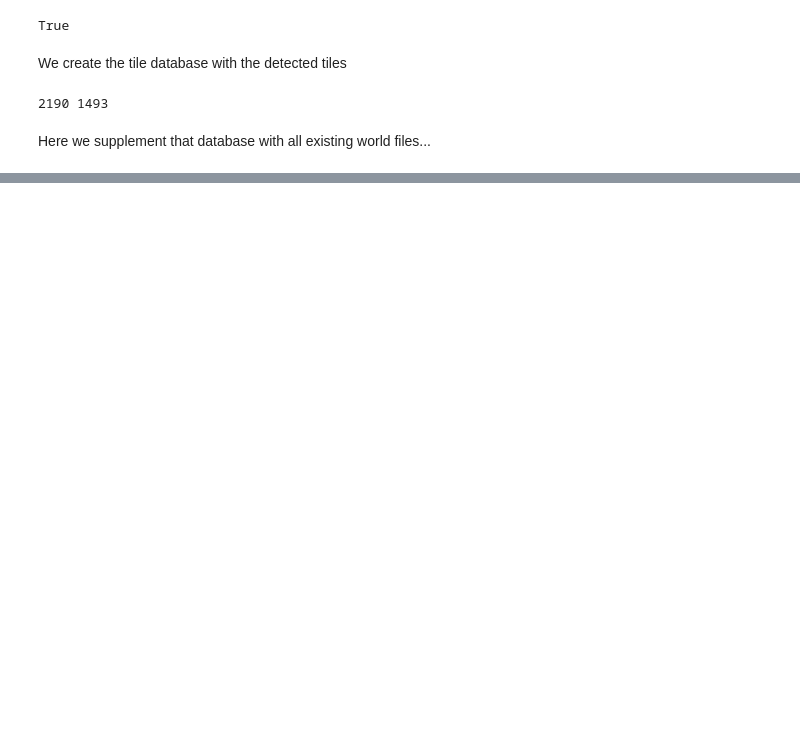
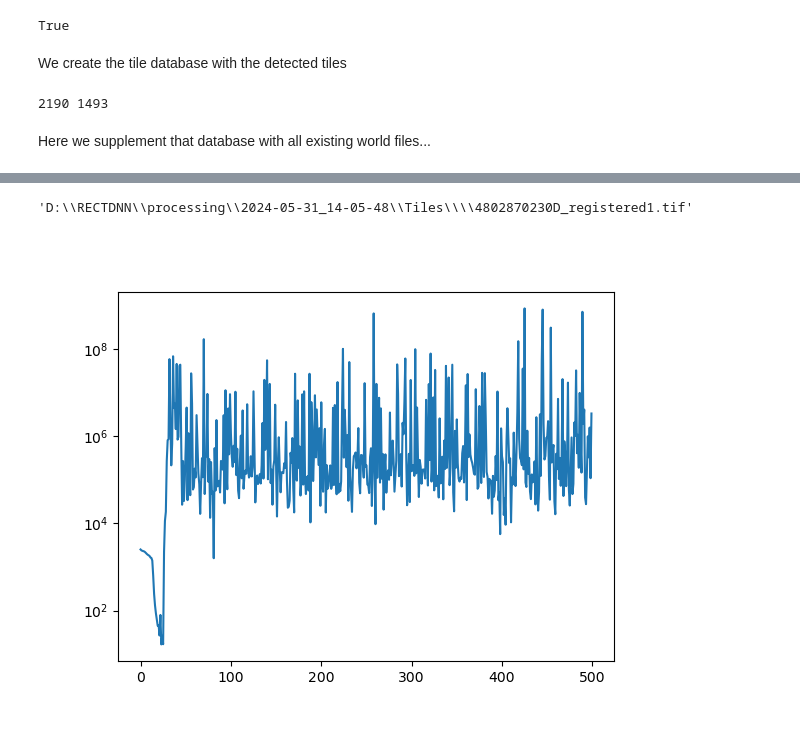
Before and after one commit to f-haces/RECTDNN, a Jupyter notebook: TileGeoreferencing.ipynb, the cells around one changed output, grey strips where cells are left out. Cells and saved outputs as stored; diff of their text form; code cells hidden in the pictures; blank space fills up the shorter version.

```diff
--- a/TileGeoreferencing.ipynb
+++ b/TileGeoreferencing.ipynb
@@ -372,0 +285,26 @@ intersections = gpd.read_file(f"{data_dir}/AAA_ReferenceDatasets/Intersections.g
+# %%
+def getRoadPoints(gdf, distance):
+    """
+    GENERATED WITH CHATGPT
+    Interpolate points along the LineString geometries at every `distance` interval.
+
+    Parameters:
+    gdf (GeoDataFrame): A GeoDataFrame containing LineString geometries.
+    distance (float): The distance interval at which to interpolate points.
+
+    Returns:
+    GeoDataFrame: A GeoDataFrame with the interpolated Point geometries.
+    """
+    points = []
+
+    # Efficiently process LineStrings only
+    for line in gdf.geometry:
+        if line.geom_type == 'LineString':
+            num_points = int(line.length // distance) + 1
+            distances = [i * distance for i in range(num_points)]
+            points.extend([line.interpolate(d) for d in distances])
+
+    # Create a new GeoDataFrame with Point geometries
+    points_gdf = gpd.GeoDataFrame(geometry=points, crs=gdf.crs)
+
+    return points_gdf
@@ -372,0 +400,4 @@ intersections = gpd.read_file(f"{data_dir}/AAA_ReferenceDatasets/Intersections.g
+# %%
+raster_name
+# %% [output]
+'D:\\RECTDNN\\processing\\2024-05-31_14-05-48\\Tiles\\\\4802870230D_registered1.tif'
@@ -372,0 +413,6 @@ intersections = gpd.read_file(f"{data_dir}/AAA_ReferenceDatasets/Intersections.g
+# %%
+plt.figure()
+plt.plot(transform_dict['grades'])
+plt.yscale('log')
+# %% [output]
+[figure, added]
```
Also changed, not shown: parts of 18 cells of this notebook, 5 other files.
